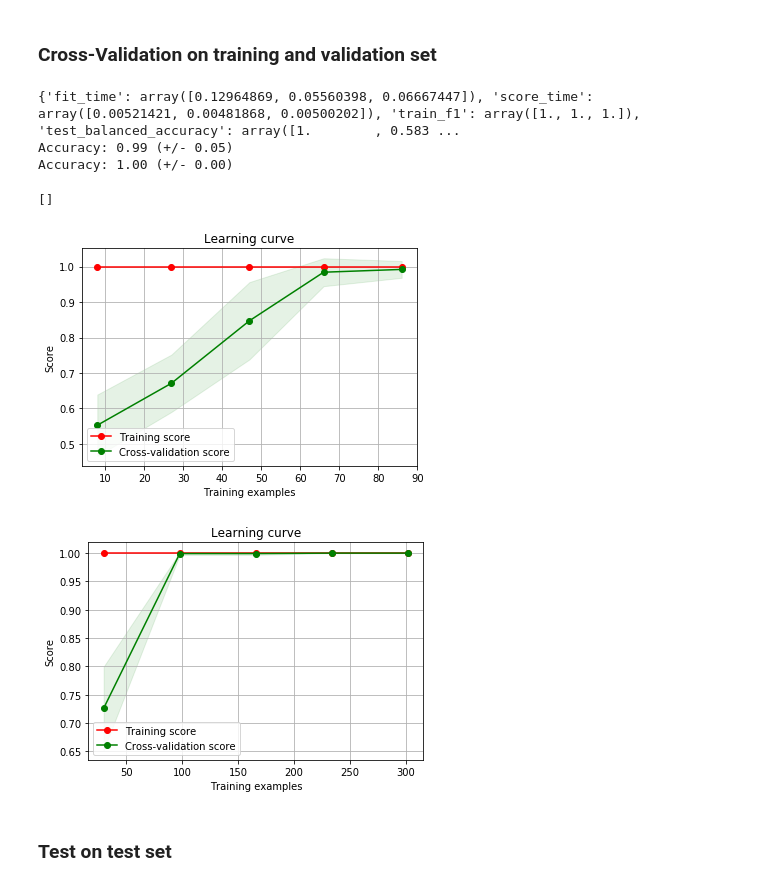
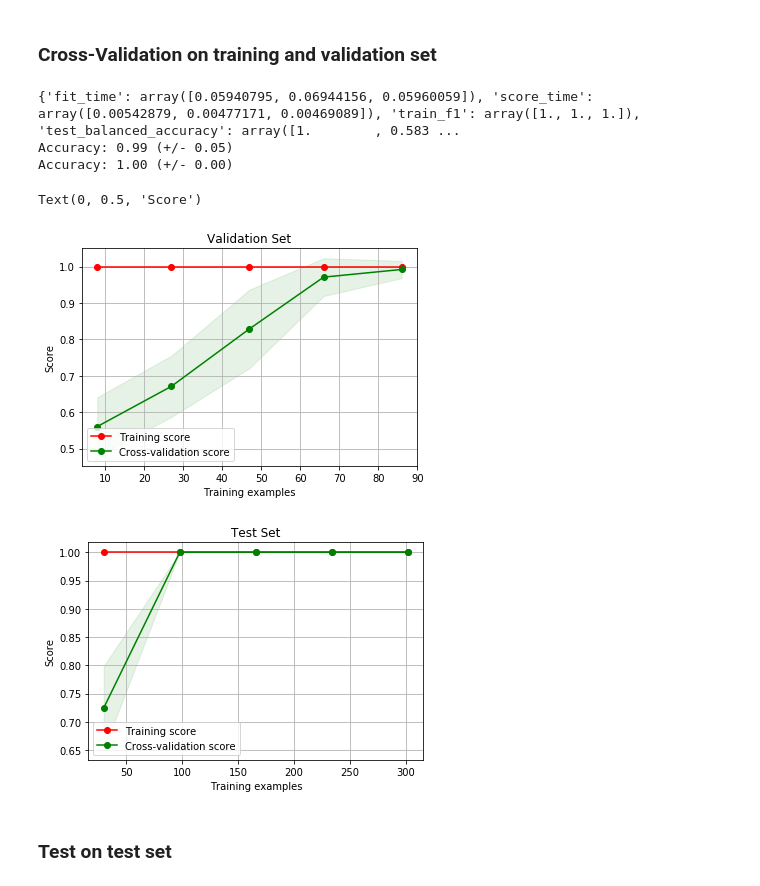
Before and after one commit to MarioBonse/MachineLearningProject, a Jupyter notebook: src/MONK_NN.ipynb, the cells around one changed output. Cells and saved outputs as stored; diff of their text form; code cells hidden in the pictures.

```diff
--- a/src/MONK_NN.ipynb
+++ b/src/MONK_NN.ipynb
@@ -125,24 +125,30 @@ def plot_curve(estimator, X, y, cv=None, n_jobs=None,
 # %%
 scorings = cross_validate(clf, X_test, y_test, scoring=['accuracy', 'balanced_accuracy', 'average_precision', 'f1', 'roc_auc'])
 print(scorings)
 
 cv = ShuffleSplit(n_splits=10, test_size=0.3, random_state=0)
 
 scores = cross_val_score(clf, X_train, y_train, cv=cv)
 print("Accuracy: %0.2f (+/- %0.2f)" % (scores.mean(), scores.std() * 2))
 
 scores = cross_val_score(clf, X_test, y_test, cv=cv)
 print("Accuracy: %0.2f (+/- %0.2f)" % (scores.mean(), scores.std() * 2))
 
 plot_curve(clf, X_train, y_train, cv=cv).plot()
-plot_curve(clf, X_test, y_test, cv=cv).plot()
+plt.title('Validation Set')
+plt.xlabel("Training examples")
+plt.ylabel("Score")
+plot_curve(clf, X_test, y_test, cv=cv, ).plot()
+plt.title('Test Set')
+plt.xlabel("Training examples")
+plt.ylabel("Score")
 # %% [output]
-{'fit_time': array([0.12964869, 0.05560398, 0.06667447]), 'score_time': array([0.00521421, 0.00481868, 0.00500202]), 'train_f1': array([1., 1., 1.]), 'test_balanced_accuracy': array([1.        , 0.583 ...
+{'fit_time': array([0.05940795, 0.06944156, 0.05960059]), 'score_time': array([0.00542879, 0.00477171, 0.00469089]), 'train_f1': array([1., 1., 1.]), 'test_balanced_accuracy': array([1.        , 0.583 ...
 Accuracy: 0.99 (+/- 0.05)
 Accuracy: 1.00 (+/- 0.00)
-[]
+Text(0, 0.5, 'Score')
-[figure, old version]
+[figure, new version]
-[figure, old version]
+[figure, new version]
 # %% [markdown]
 ### Test on test set
 # %%
```
Also changed, not shown: 1 other file.
